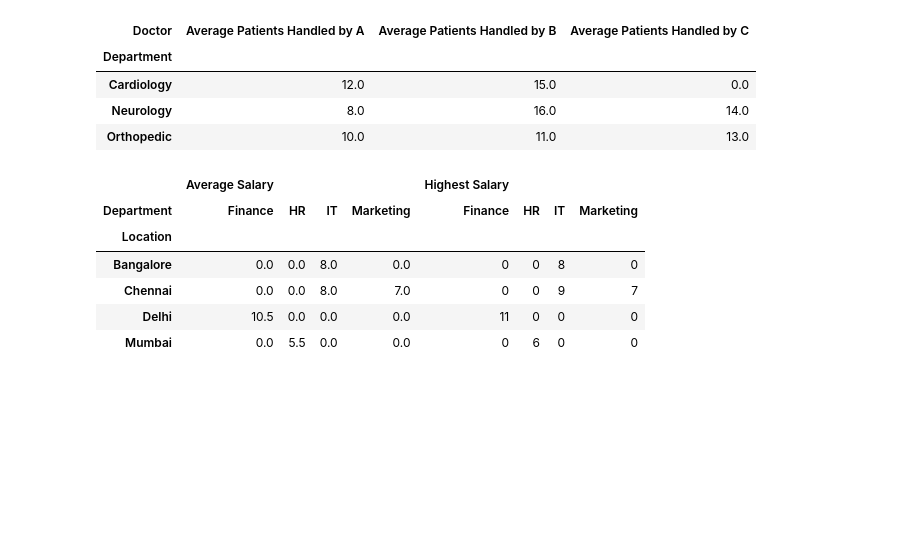
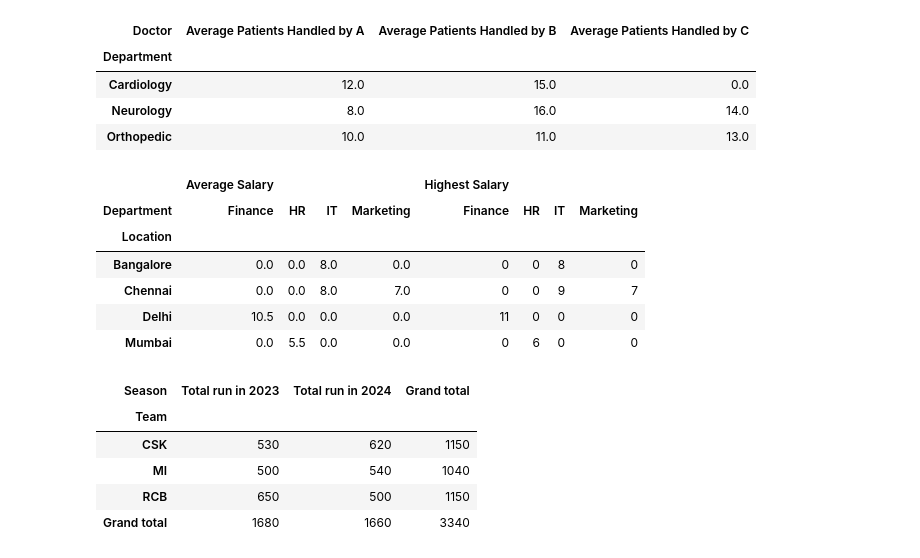
Before and after one commit to mukundnaramesh2605/ai-ml-course-bootcamp, a Jupyter notebook: Pandas/pivot_table.ipynb, the cells around one changed output. Saved outputs shown, nothing was run; the diff lists cells and outputs as text; code cells hidden in the pictures; blank space fills up the shorter version.

Commit message:
# Problem 5: IPL Statistics
# Problem 5: IPL Statistics

```diff
--- a/Pandas/pivot_table.ipynb
+++ b/Pandas/pivot_table.ipynb
@@ -506,3 +506,44 @@ pt
 | Chennai | 0.0 | 0.0 | 8.0 | 7.0 | 0 | 0 | 9 | 7 |
 | Delhi | 10.5 | 0.0 | 0.0 | 0.0 | 11 | 0 | 0 | 0 |
 | Mumbai | 0.0 | 5.5 | 0.0 | 0.0 | 0 | 6 | 0 | 0 |
+# %%
+import pandas as pd
+
+# ==========================================================
+# Problem 5: IPL Statistics
+#
+# Business Requirement:
+#
+# Create a report showing the total runs scored
+# by each team in every season.
+#
+# Add grand totals.
+# ==========================================================
+
+df = pd.DataFrame({
+    "Team":["CSK","CSK","RCB","RCB",
+            "MI","MI","CSK","RCB"],
+    "Season":[2023,2024,2023,2024,
+              2023,2024,2023,2024],
+    "Player":["Dhoni","Ruturaj","Kohli","Maxwell",
+              "Rohit","Sky","Jadeja","Siraj"],
+    "Runs":[180,620,650,420,500,540,350,80]
+})
+
+# index = Team
+# columns = Season
+# values = Runs
+# aggfunc = sum
+# fill_value = 0
+# margins = True
+# margins_name = grand totals
+pt = pd.pivot_table(df,index='Team',columns='Season',values='Runs',aggfunc='sum',margins=True,margins_name='Grand total',fill_value=0)
+pt = pt.rename(columns={2023:"Total run in 2023",2024:"Total run in 2024"})
+pt
+# %% [output]
+| Season | Total run in 2023 | Total run in 2024 | Grand total |
+| Team |  |  |  |
+| CSK | 530 | 620 | 1150 |
+| MI | 500 | 540 | 1040 |
+| RCB | 650 | 500 | 1150 |
+| Grand total | 1680 | 1660 | 3340 |
```
